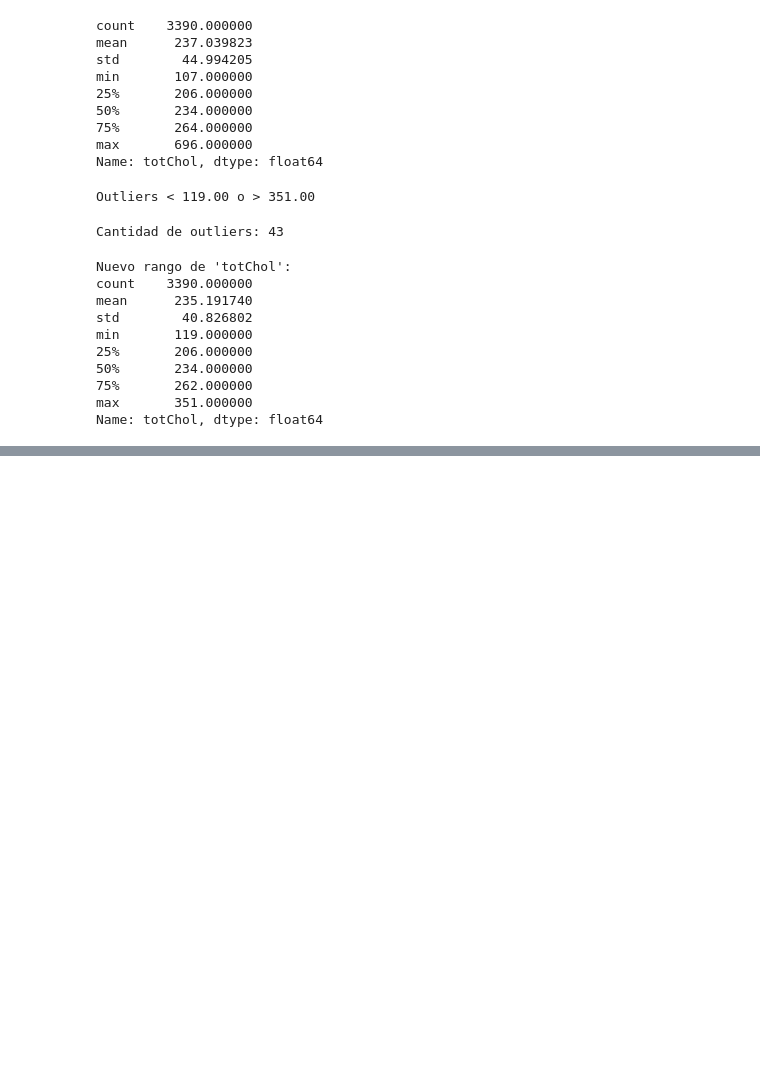
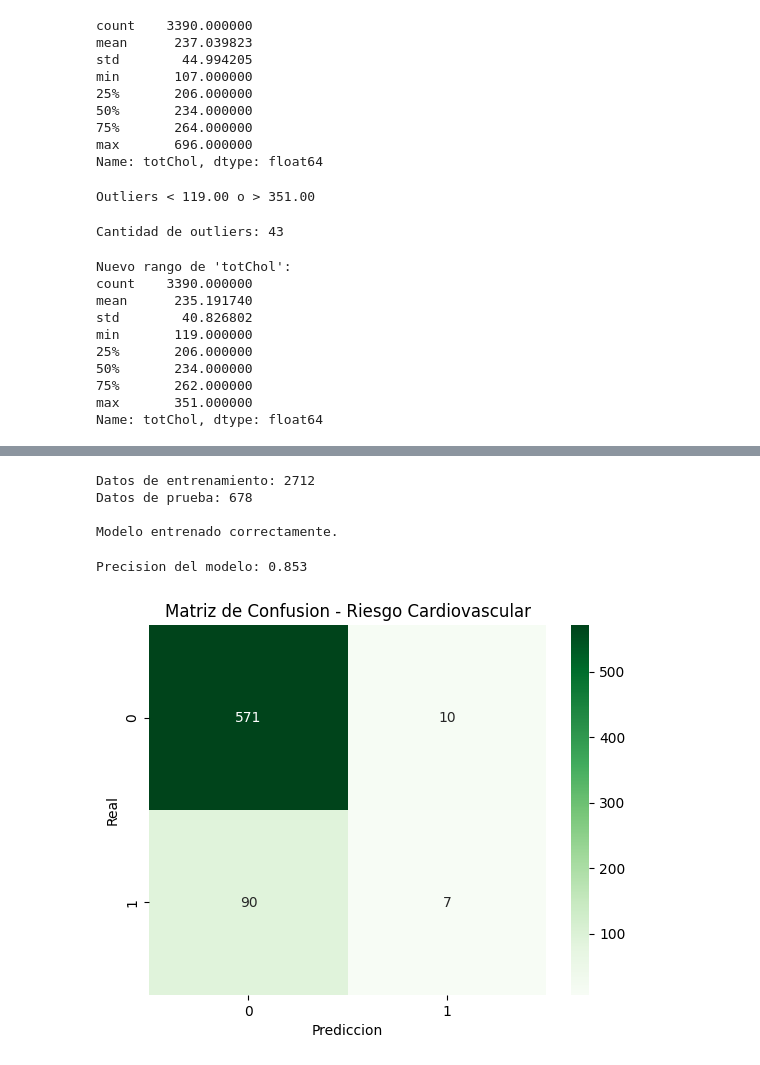
Before and after one commit to milkap5/Pre-Procesamiento-de-DataSet-y-funcionamiento-Algoritmos-knn-k-nearest-neighbors-y-Decision-Tree-DT-, a Jupyter notebook: TPI_IAD.ipynb, the cells around one changed output, grey strips where cells are left out. Drawn from its saved outputs; the diff is of its cells as text; code cells hidden in the pictures; blank space fills up the shorter version.

```diff
--- a/TPI_IAD.ipynb
+++ b/TPI_IAD.ipynb
@@ -225,0 +244,46 @@ Name: totChol, dtype: float64
+# %%
+import matplotlib.pyplot as plt
+import seaborn as sns
+from sklearn.model_selection import train_test_split # para dividir los datos
+from sklearn.tree import DecisionTreeClassifier # el modelo de arbol de Decisión
+from sklearn.metrics import accuracy_score, confusion_matrix, classification_report # para evaluar el modelo
+from sklearn.tree import plot_tree # para visualizar el arbol
+
+# variables predictoras (X) y variable objetivo (y)
+X = df_cardio_limpio.drop(columns=['TenYearCHD'])  # Quitamos id y target
+y = df_cardio_limpio['TenYearCHD']
+
+# convertir variables categoricas a numericas
+X = pd.get_dummies(X, drop_first=True)
+
+# dividir en entrenamiento y prueba
+X_train, X_test, y_train, y_test = train_test_split(X, y, test_size=0.2, random_state=42)
+
+print("Datos de entrenamiento:", X_train.shape[0])
+print("Datos de prueba:", X_test.shape[0])
+
+# crear y entrenar el arbol de decisión
+modelo_dt = DecisionTreeClassifier(criterion='entropy', max_depth=5, random_state=42)
+modelo_dt.fit(X_train, y_train)
+print("\nModelo entrenado correctamente.")
+# %% [output]
+Datos de entrenamiento: 2712
+Datos de prueba: 678
+
+Modelo entrenado correctamente.
+# %%
+# evaluando el modelo
+y_pred = modelo_dt.predict(X_test)
+print("\nPrecision del modelo:", round(accuracy_score(y_test, y_pred), 3))
+# %% [output]
+Precision del modelo: 0.853
+# %%
+# matriz de confusion
+cm = confusion_matrix(y_test, y_pred)
+sns.heatmap(cm, annot=True, fmt='d', cmap='Greens')
+plt.xlabel("Prediccion")
+plt.ylabel("Real")
+plt.title("Matriz de Confusion - Riesgo Cardiovascular")
+plt.show()
+# %% [output]
+[figure, added]
```
Also changed, not shown: parts of 9 cells of this notebook.
